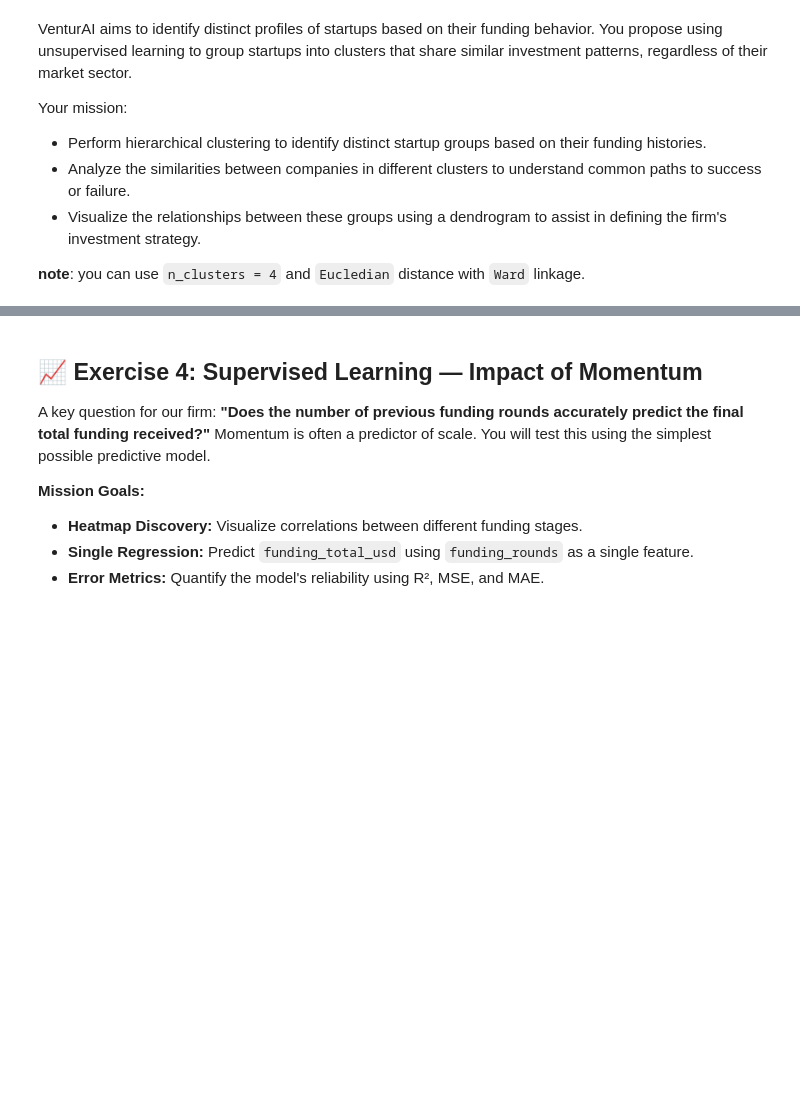
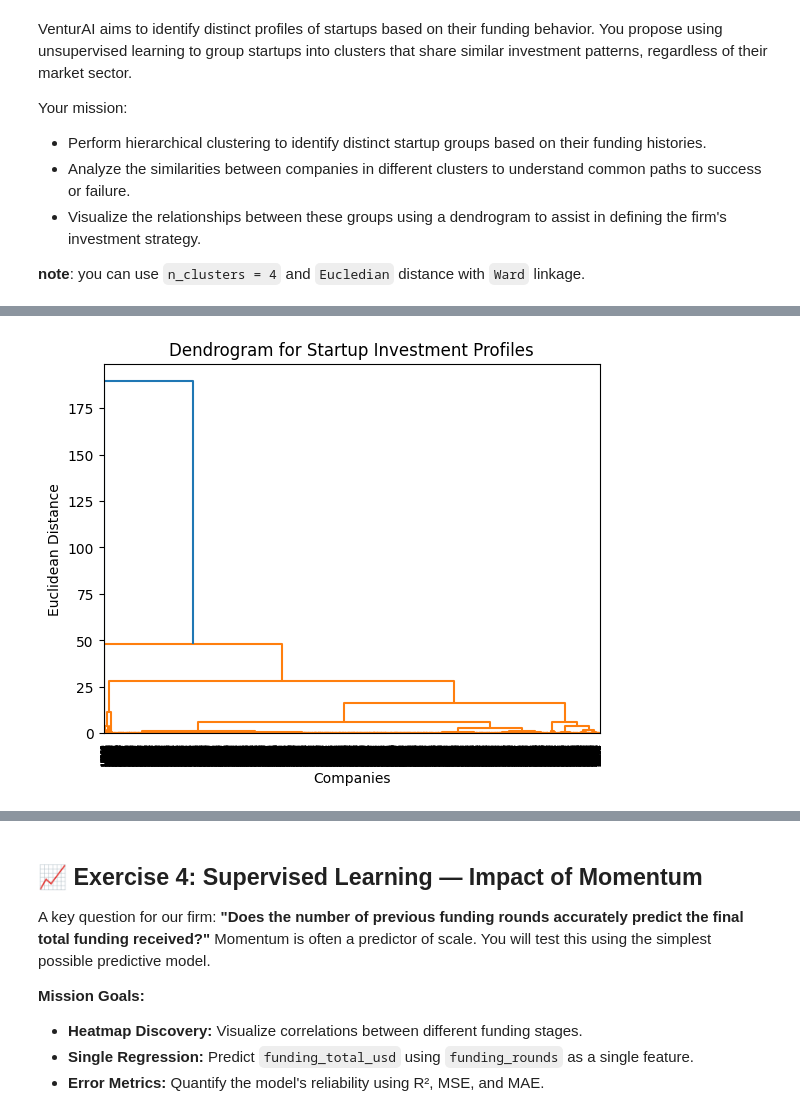
Before and after one commit to Theotgir/BIA, a Jupyter notebook: Assignment/Assignment_2026_v1.1.ipynb, the cells around one changed output, grey strips where cells are left out. Saved outputs shown, nothing was run; the diff lists cells and outputs as text; code cells hidden in the pictures; blank space fills up the shorter version.

```diff
--- a/Assignment/Assignment_2026_v1.1.ipynb
+++ b/Assignment/Assignment_2026_v1.1.ipynb
@@ -292,6 +292,17 @@ Your mission:
 # %%
 # Agglomerative Clustering for Venture Capital
 # Question 8: Find the number of values in each clustering label
-cluster = AgglomerativeClustering(n_clusters=4, affinity='euclidean', linkage='ward')
-data_venture['cluster'] = cluster.fit_predict(data_venture[['funding_total_usd']])
-data_venture['cluster'].value_counts()
+
+max_size = 20000
+
+if len(data_venture) > max_size:
+    data_used = data_venture.sample(n=max_size, random_state=42)
+else:
+    data_used = data_venture.copy()
+
+scaler = StandardScaler()
+X_scaled = scaler.fit_transform(data_used[['funding_total_usd']])
+
+cluster = AgglomerativeClustering(n_clusters=4, metric='euclidean', linkage='ward')
+data_used['cluster'] = cluster.fit_predict(X_scaled)
+data_used['cluster'].value_counts()
@@ -301,0 +317,9 @@ data_venture['cluster'].value_counts()
+# %%
+# Dendrogram for Startup Investment Profiles
+dendogram = dendrogram(linkage(X_scaled, method='ward'), truncate_mode='level')
+plt.title('Dendrogram for Startup Investment Profiles')
+plt.xlabel('Companies')
+plt.ylabel('Euclidean Distance')
+plt.show()
+# %% [output]
+[figure, added]
```
Also changed, not shown: parts of 4 cells of this notebook.
